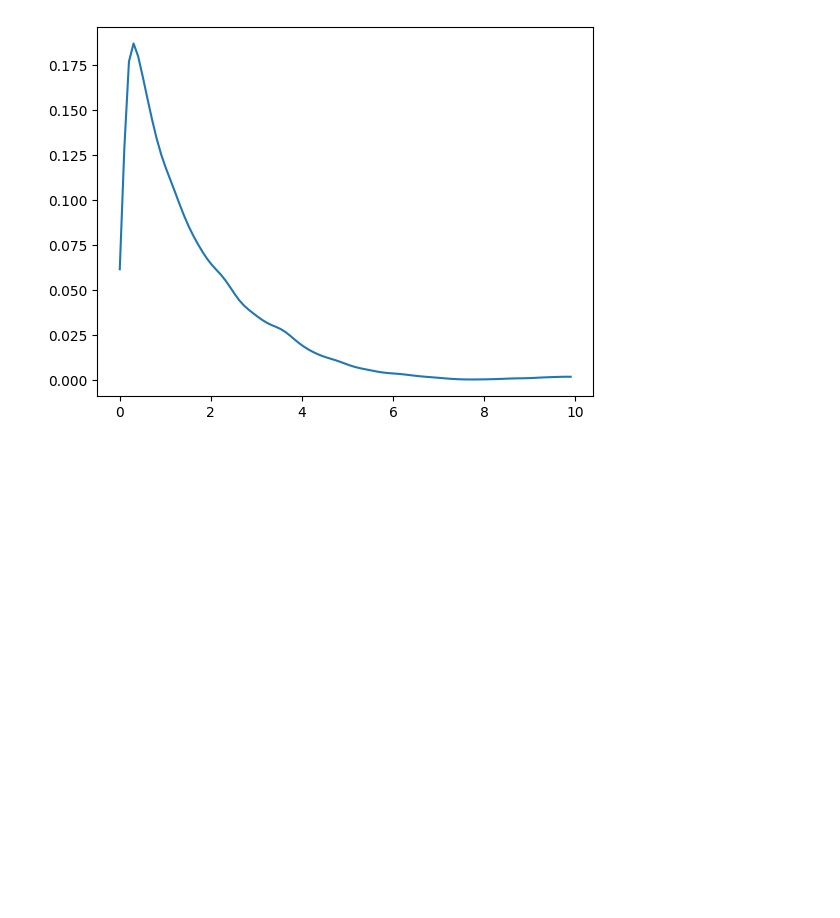
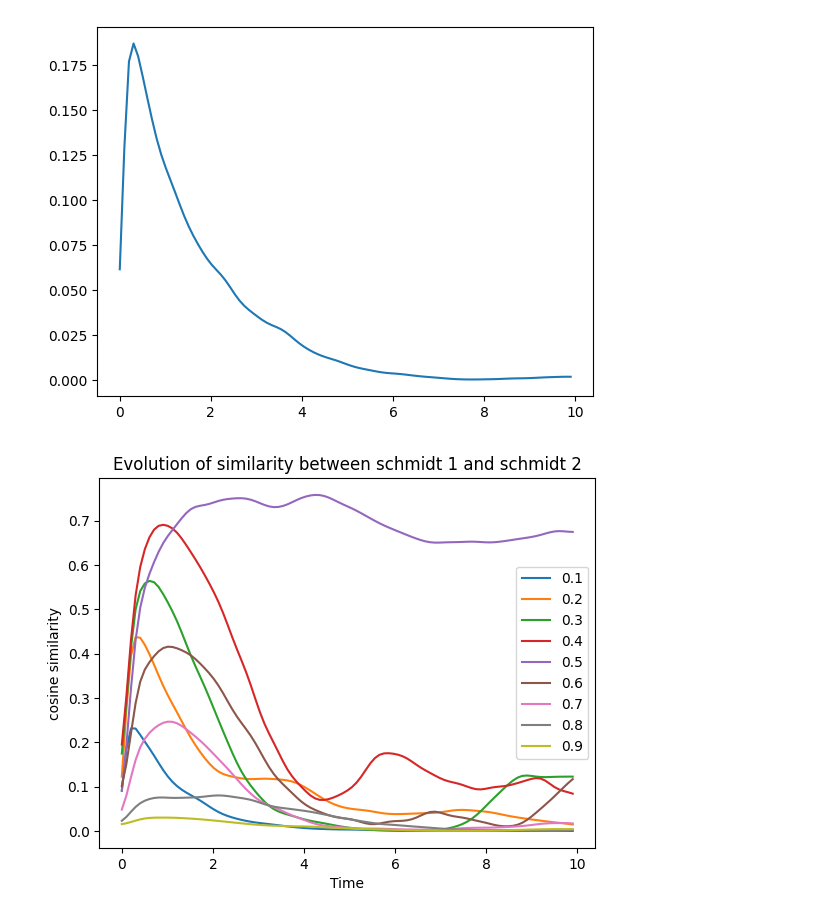
Before and after one commit to MarinAndreGirard/Quantum_Branching, a Jupyter notebook: Understanding_distrib_shape.ipynb, the cells around one changed output. Drawn from its saved outputs; the diff is of its cells as text; code cells hidden in the pictures; blank space fills up the shorter version.

```diff
--- a/Understanding_distrib_shape.ipynb
+++ b/Understanding_distrib_shape.ipynb
@@ -91,3 +95,31 @@ def similarity_btw_s1_s2_plot(s1_list,s2_list,tlist):
 similarities_btw_s1_s2 = similarity_btw_s1_s2_plot(s1_list,s2_list,tlist)
 # %% [output]
 [figure]
+# %%
+def similarity_btw_s1_s2_plot_compare_w(tmax=10,ind_nb=100):
+    #defining all quantities used in the simulation
+    d1, d2 = 10, 200
+    E_spacing = 1.0
+    Int_strength = 0.03
+
+    w_vec=[0.1,0.2,0.3,0.4,0.5,0.6,0.7,0.8,0.9]
+
+    for w in w_vec:
+        result, tlist, H_q, H_system_2, H_system_1_ext, H_system_2_ext, H_interaction, H_total, ket_0, ket_1, initial_state_system_2 = generate_result(d1,d2,w, E_spacing, Int_strength, tmax, ind_nb,0)
+        eigenenergies_total, eigenstates_total = H_total.eigenstates()
+        s1_list,s2_list=probs_schmidt_in_energy_eigenstates(result,eigenenergies_total,eigenstates_total,tlist,EI,w)
+        similarities = []
+        for idx in range(len(tlist)-1):
+            d = 1-distance.cosine(s1_list[idx], s2_list[idx])
+            similarities.append(d)
+
+        plt.plot(tlist[0:len(tlist)-1], similarities)
+        plt.xlabel('Time')
+        plt.ylabel('cosine similarity')
+        plt.title('Evolution of similarity between schmidt 1 and schmidt 2')
+        plt.legend(['0.1','0.2','0.3','0.4','0.5','0.6','0.7','0.8','0.9'])
+    plt.show()
+# %%
+similarity_btw_s1_s2_plot_compare_w()
+# %% [output]
+[figure, added]
```
Also changed, not shown: parts of 17 cells of this notebook, 2 other files.
